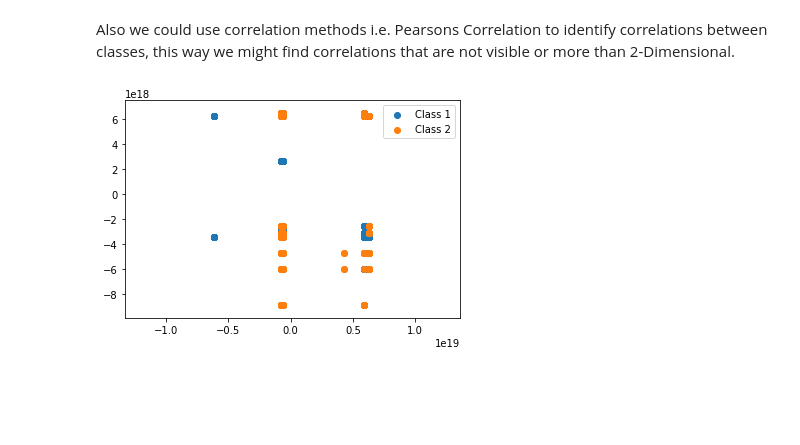
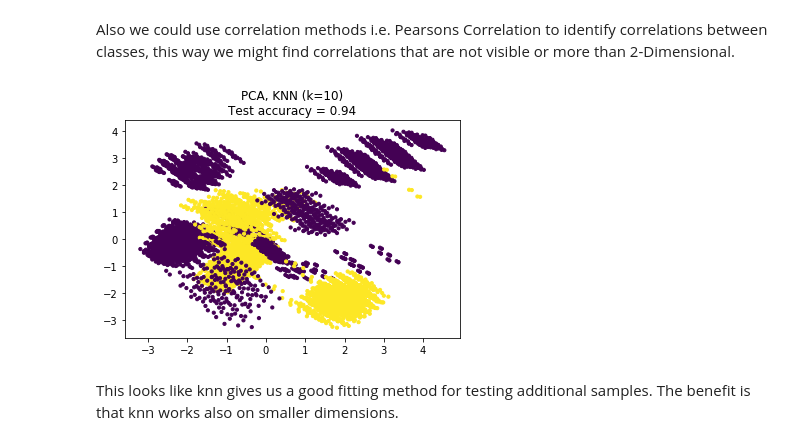
Before and after one commit to crownedone/mushrooms, a Jupyter notebook: Mushrooms.ipynb, the cells around one changed output. Drawn from its saved outputs; the diff is of its cells as text; code cells hidden in the pictures; blank space fills up the shorter version.

Commit message:
add PCA. Not complete sure, this is the right way... Also LabelEncoder to encode the data as numbers.

```diff
--- a/Mushrooms.ipynb
+++ b/Mushrooms.ipynb
@@ -100,6 +118,11 @@ featured_classes = np.array([
 dataset_names = pd.DataFrame(data_names.values, columns=classes)
 # %%
 X, y = pd.DataFrame(dataset_names, columns=featured_classes), pd.DataFrame(dataset_names, columns=['class'])
+
+# Transferring to numerical values using LabelEncoder
+dataset_encoded = MultiColumnLabelEncoder().fit_transform(dataset_names)
+X_enc = pd.DataFrame(dataset_encoded, columns=featured_classes)
+y_enc = pd.DataFrame(dataset_encoded, columns=['class'])
 # %%
 dataset_names.head()
 # %% [output]
@@ -132,13 +155,48 @@ Another idea could be translating the classes to numerical data. This way we cou
 >Even though we have no data on this level of accuracy, we might build a regression model that supports it.
 # %% [markdown]
 Also we could use correlation methods i.e. Pearsons Correlation to identify correlations between classes, this way we might find correlations that are not visible or more than 2-Dimensional.
-# %%
-# Transferring to numerical values
-# Edible = 1, Poisonous = 0
-y_num = y.replace(to_replace=['EDIBLE', 'POISONOUS'], value=[1, 0])
-# Generate a hash from every string within the Dataframe
-X_num = X.applymap(lambda s: hash(s))
-
-#plotXY(X_num[["cap-shape","cap-color"]].values, y['class'].values)
-# %% [output]
-[figure, removed]
+# %%
+# PCA
+y_labels = y_enc.astype(int).values[:,-1]
+from sklearn.decomposition import PCA
+from sklearn.model_selection import train_test_split
+from sklearn.decomposition import PCA
+from sklearn.discriminant_analysis import LinearDiscriminantAnalysis
+from sklearn.neighbors import (KNeighborsClassifier,
+                               NeighborhoodComponentsAnalysis)
+from sklearn.pipeline import make_pipeline
+from sklearn.preprocessing import StandardScaler
+n_neighbors = 10
+random_state = 42
+
+# Split into train/test
+X_train, X_test, y_train, y_test = train_test_split(X_enc, y_enc, test_size=0.8, stratify=y_labels,
+                     random_state=random_state)
+
+# Reduce dimension to 2 with PCA
+pca = make_pipeline(StandardScaler(),
+                    PCA(n_components=2, random_state=random_state))
+
+# Use a nearest neighbor classifier to evaluate the methods
+knn = KNeighborsClassifier(n_neighbors=n_neighbors)
+plt.figure()
+pca.fit(X_train, y_train)
+
+# Fit a nearest neighbor classifier on the embedded training set
+knn.fit(pca.transform(X_train), y_train)
+
+# Compute the nearest neighbor accuracy on the embedded test set
+acc_knn = knn.score(pca.transform(X_test), y_test)
+
+# Embed the data set in 2 dimensions using the fitted model
+X_embedded = pca.transform(X_enc)
+
+# Plot the projected points and show the evaluation score
+plt.scatter(X_embedded[:, 0], X_embedded[:, 1], c=y_labels, s=10)
+plt.title("{}, KNN (k={})\nTest accuracy = {:.2f}".format('PCA', n_neighbors, acc_knn))
+plt.show()
+# %% [output]
+[figure, added]
+# %% [markdown]
+This looks like knn gives us a good fitting method for testing additional samples.
+The benefit is that knn works also on smaller dimensions.
```
Also changed, not shown: parts of 2 cells of this notebook.
